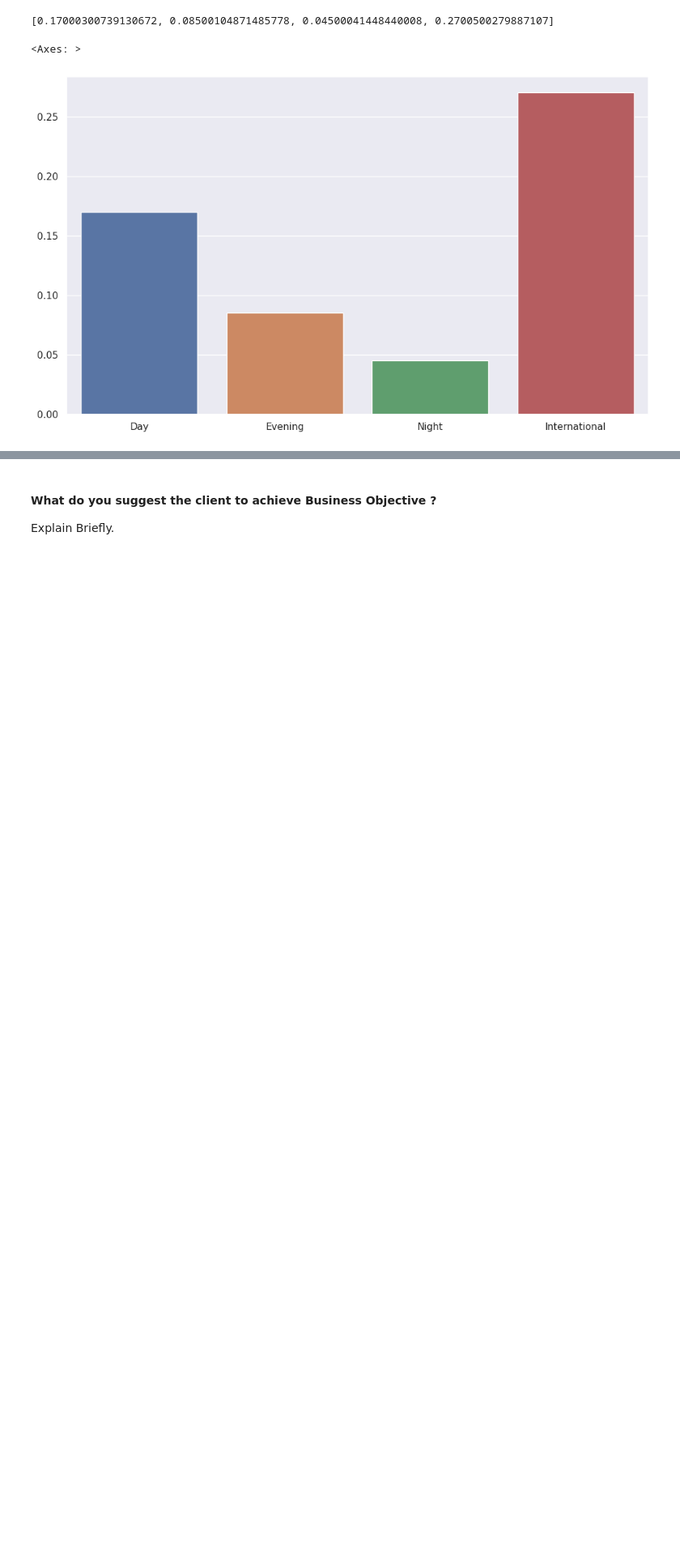
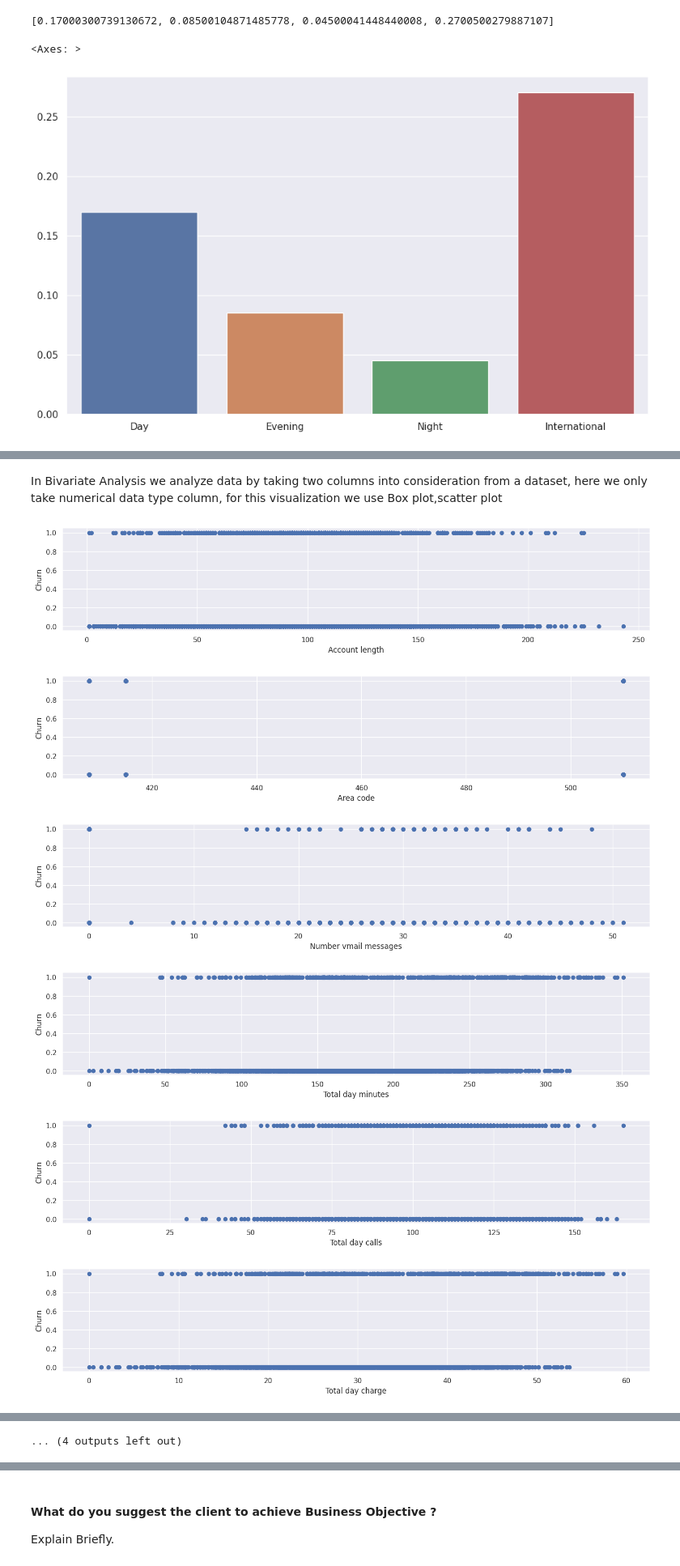
Before and after one commit to Satyabrata117/EDA-Telecom-Churn-Analysis-, a Jupyter notebook: Telecom_churn_Analysis_capstone_project.ipynb, the cells around one changed output, grey strips where cells are left out. Shown at 81% size. Cells and saved outputs as stored; diff of their text form; code cells hidden in the pictures; blank space fills up the shorter version.

```diff
--- a/Telecom_churn_Analysis_capstone_project.ipynb
+++ b/Telecom_churn_Analysis_capstone_project.ipynb
@@ -731,0 +809,22 @@ sns.barplot(x=['Day','Evening','Night','International'],y=[day_charge_perm,eve_c
+# %% [markdown]
+In Bivariate Analysis we analyze data by taking two columns into consideration from a dataset, here we only take numerical data type column, for this visualization we use Box plot,scatter plot
+# %%
+# Plot a boxplot for churn column  by each numerical feature present in the data set
+df2= telecom_df.describe().columns
+for col in df2:
+  fig=plt.figure(figsize=(17,3))
+  ax=fig.gca()
+  feature=telecom_df[col]
+  label=telecom_df['Churn']
+  correlation= feature.corr(label)
+  plt.scatter(x=feature,y=label)
+  plt.xlabel(col)
+  plt.ylabel('Churn')
+plt.show()
+# %% [output]
+[figure, added]
+[figure, added]
+[figure, added]
+[figure, added]
+[figure, added]
+[figure, added]
@@ -731,0 +837 @@ sns.barplot(x=['Day','Evening','Night','International'],y=[day_charge_perm,eve_c
+... (4 outputs left out)
```
Also changed, not shown: parts of 22 cells of this notebook.
